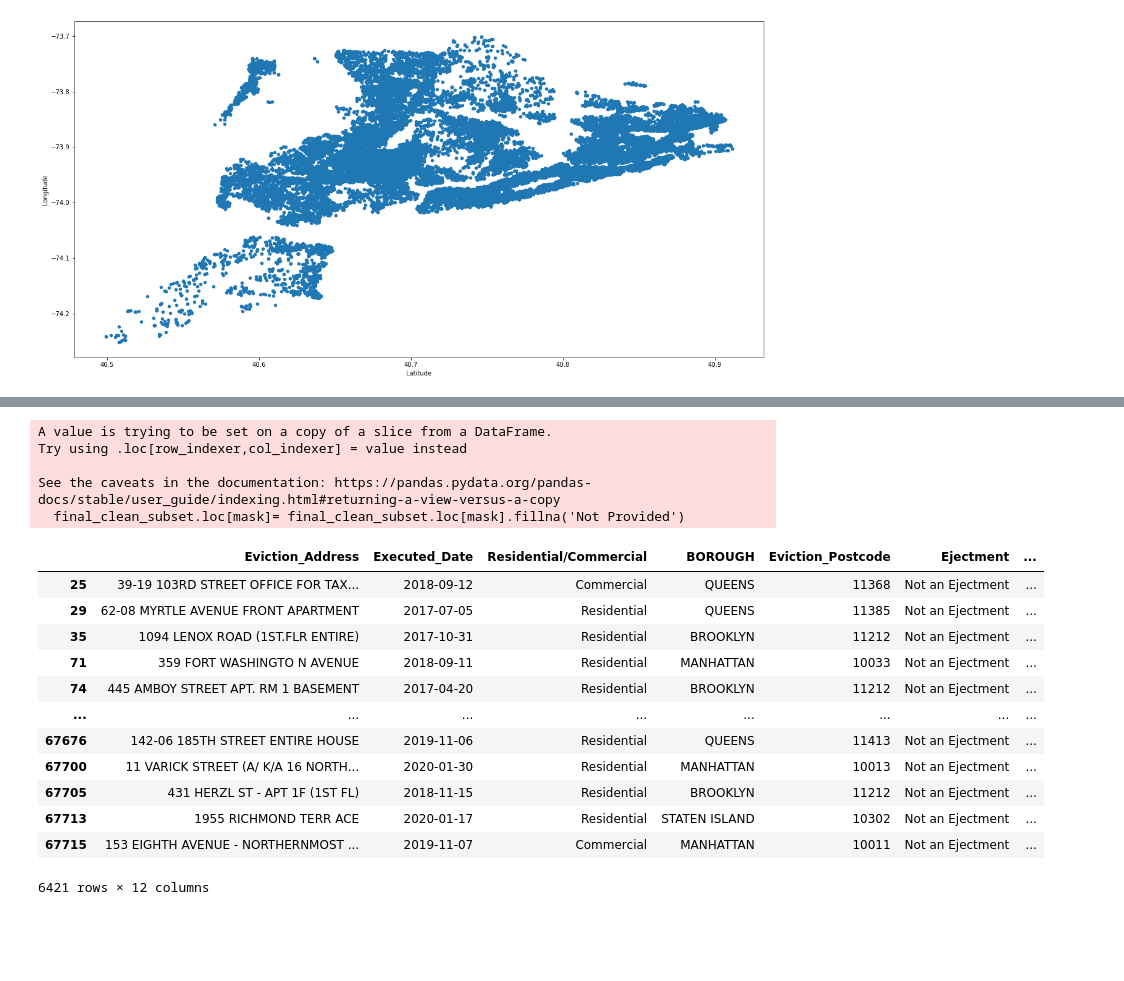
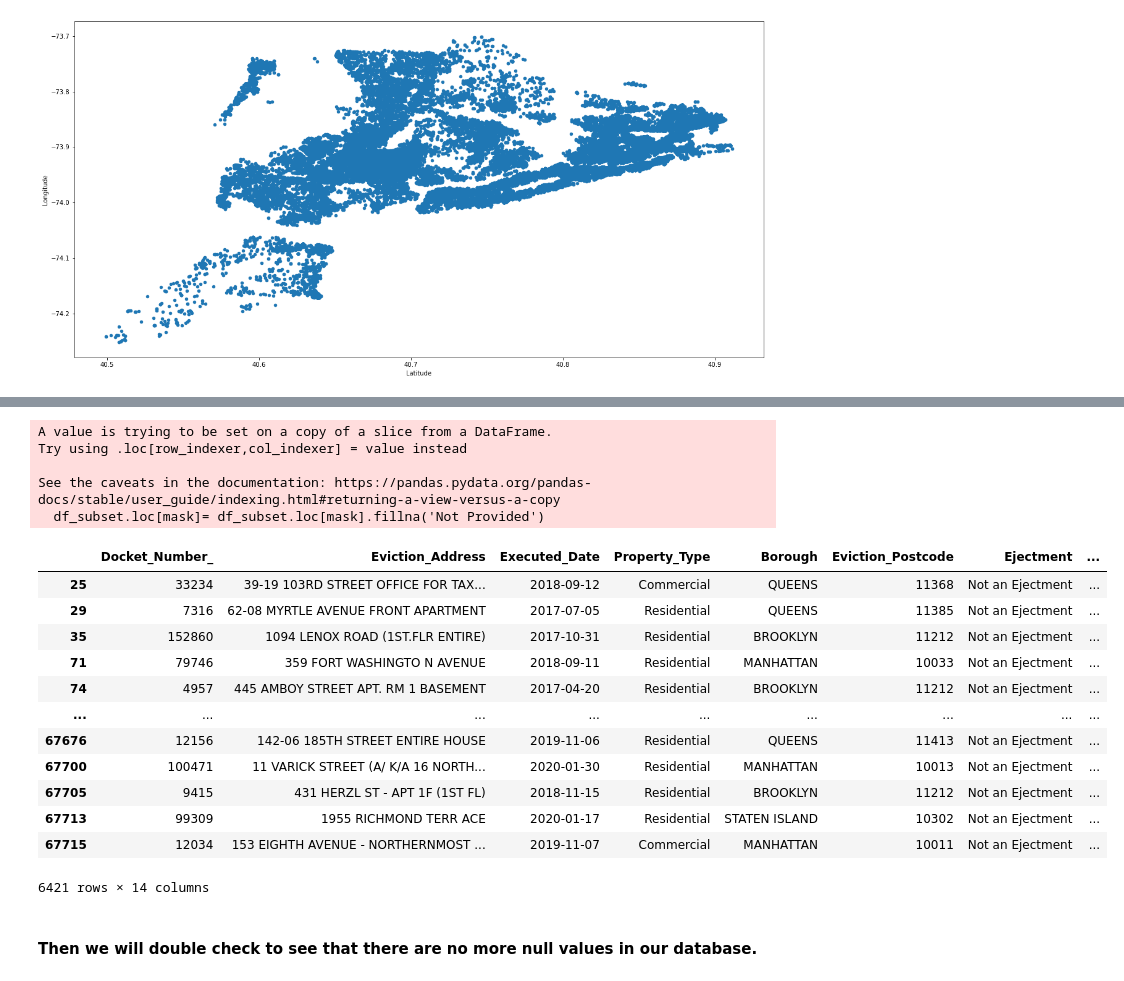
Before and after one commit to mmsouza114/Project01-Evictions, a Jupyter notebook: prepare-clean-explore.ipynb, the cells around one changed output, grey strips where cells are left out. Drawn from its saved outputs; the diff is of its cells as text; code cells hidden in the pictures; blank space fills up the shorter version.

```diff
--- a/prepare-clean-explore.ipynb
+++ b/prepare-clean-explore.ipynb
@@ -318,0 +295,6 @@ dtype: int64
+# %%
+df_subset= df[['Court_Index_Number', 'Docket_Number_', 'Eviction_Address','Executed_Date',
+               'Marshal_First_Name','Marshal_Last_Name', 'Property_Type', 'Borough',
+               'Eviction_Postcode','Ejectment', 'Eviction/Legal_Possession', 'Latitude',
+               'Longitude','Community_Board', 'Council_District', 'Census_Tract','Neighborhood_Tabulation_Area']]
+df_subset
@@ -318,0 +324,5 @@ dtype: int64
+# %%
+df_subset = df_subset[['Docket_Number_', 'Eviction_Address','Executed_Date',
+                      'Property_Type', 'Borough', 'Eviction_Postcode', 'Ejectment',
+                      'Eviction/Legal_Possession', 'Latitude', 'Longitude', 'Community_Board',
+                      'Council_District', 'Census_Tract', 'Neighborhood_Tabulation_Area']]
@@ -319,27 +369,29 @@ dtype: int64
 # %%
-mask =(final_clean_subset['Latitude'].isna())
+mask =(df_subset['Latitude'].isna())
 # %%
-final_clean_subset.loc[mask]= final_clean_subset.loc[mask].fillna('Not Provided')
+df_subset.loc[mask]= df_subset.loc[mask].fillna('Not Provided')
 # %% [output]
 A value is trying to be set on a copy of a slice from a DataFrame.
 Try using .loc[row_indexer,col_indexer] = value instead
 
 See the caveats in the documentation: https://pandas.pydata.org/pandas-docs/stable/user_guide/indexing.html#returning-a-view-versus-a-copy
-  final_clean_subset.loc[mask]= final_clean_subset.loc[mask].fillna('Not Provided')
+  df_subset.loc[mask]= df_subset.loc[mask].fillna('Not Provided')
 # %%
-final_clean_subset[final_clean_subset['Latitude']== 'Not Provided']
+df_subset[df_subset['Latitude']== 'Not Provided']
 # %% [output]
-|  | Eviction_Address | Executed_Date | Residential/Commercial | BOROUGH | Eviction_Postcode | Ejectment | ... |
-| 25 | 39-19 103RD STREET OFFICE FOR TAX... | 2018-09-12 | Commercial | QUEENS | 11368 | Not an Ejectment | ... |
-| 29 | 62-08 MYRTLE AVENUE FRONT APARTMENT | 2017-07-05 | Residential | QUEENS | 11385 | Not an Ejectment | ... |
-| 35 | 1094 LENOX ROAD (1ST.FLR ENTIRE) | 2017-10-31 | Residential | BROOKLYN | 11212 | Not an Ejectment | ... |
-| 71 | 359 FORT WASHINGTO N AVENUE | 2018-09-11 | Residential | MANHATTAN | 10033 | Not an Ejectment | ... |
-| 74 | 445 AMBOY STREET APT. RM 1 BASEMENT | 2017-04-20 | Residential | BROOKLYN | 11212 | Not an Ejectment | ... |
-| ... | ... | ... | ... | ... | ... | ... | ... |
-| 67676 | 142-06 185TH STREET ENTIRE HOUSE | 2019-11-06 | Residential | QUEENS | 11413 | Not an Ejectment | ... |
-| 67700 | 11 VARICK STREET (A/ K/A 16 NORTH... | 2020-01-30 | Residential | MANHATTAN | 10013 | Not an Ejectment | ... |
-| 67705 | 431 HERZL ST - APT 1F (1ST FL) | 2018-11-15 | Residential | BROOKLYN | 11212 | Not an Ejectment | ... |
-| 67713 | 1955 RICHMOND TERR ACE | 2020-01-17 | Residential | STATEN ISLAND | 10302 | Not an Ejectment | ... |
-| 67715 | 153 EIGHTH AVENUE - NORTHERNMOST ... | 2019-11-07 | Commercial | MANHATTAN | 10011 | Not an Ejectment | ... |
+|  | Docket_Number_ | Eviction_Address | Executed_Date | Property_Type | Borough | Eviction_Postcode | Ejectment | ... |
+| 25 | 33234 | 39-19 103RD STREET OFFICE FOR TAX... | 2018-09-12 | Commercial | QUEENS | 11368 | Not an Ejectment | ... |
+| 29 | 7316 | 62-08 MYRTLE AVENUE FRONT APARTMENT | 2017-07-05 | Residential | QUEENS | 11385 | Not an Ejectment | ... |
+| 35 | 152860 | 1094 LENOX ROAD (1ST.FLR ENTIRE) | 2017-10-31 | Residential | BROOKLYN | 11212 | Not an Ejectment | ... |
+| 71 | 79746 | 359 FORT WASHINGTO N AVENUE | 2018-09-11 | Residential | MANHATTAN | 10033 | Not an Ejectment | ... |
+| 74 | 4957 | 445 AMBOY STREET APT. RM 1 BASEMENT | 2017-04-20 | Residential | BROOKLYN | 11212 | Not an Ejectment | ... |
+| ... | ... | ... | ... | ... | ... | ... | ... | ... |
+| 67676 | 12156 | 142-06 185TH STREET ENTIRE HOUSE | 2019-11-06 | Residential | QUEENS | 11413 | Not an Ejectment | ... |
+| 67700 | 100471 | 11 VARICK STREET (A/ K/A 16 NORTH... | 2020-01-30 | Residential | MANHATTAN | 10013 | Not an Ejectment | ... |
+| 67705 | 9415 | 431 HERZL ST - APT 1F (1ST FL) | 2018-11-15 | Residential | BROOKLYN | 11212 | Not an Ejectment | ... |
+| 67713 | 99309 | 1955 RICHMOND TERR ACE | 2020-01-17 | Residential | STATEN ISLAND | 10302 | Not an Ejectment | ... |
+| 67715 | 12034 | 153 EIGHTH AVENUE - NORTHERNMOST ... | 2019-11-07 | Commercial | MANHATTAN | 10011 | Not an Ejectment | ... |
-6421 rows × 12 columns
+6421 rows × 14 columns
+# %% [markdown]
+#### Then we will double check to see that there are no more null values in our database.
 # %%
```
Also changed, not shown: parts of 67 cells of this notebook, 5 other files.
